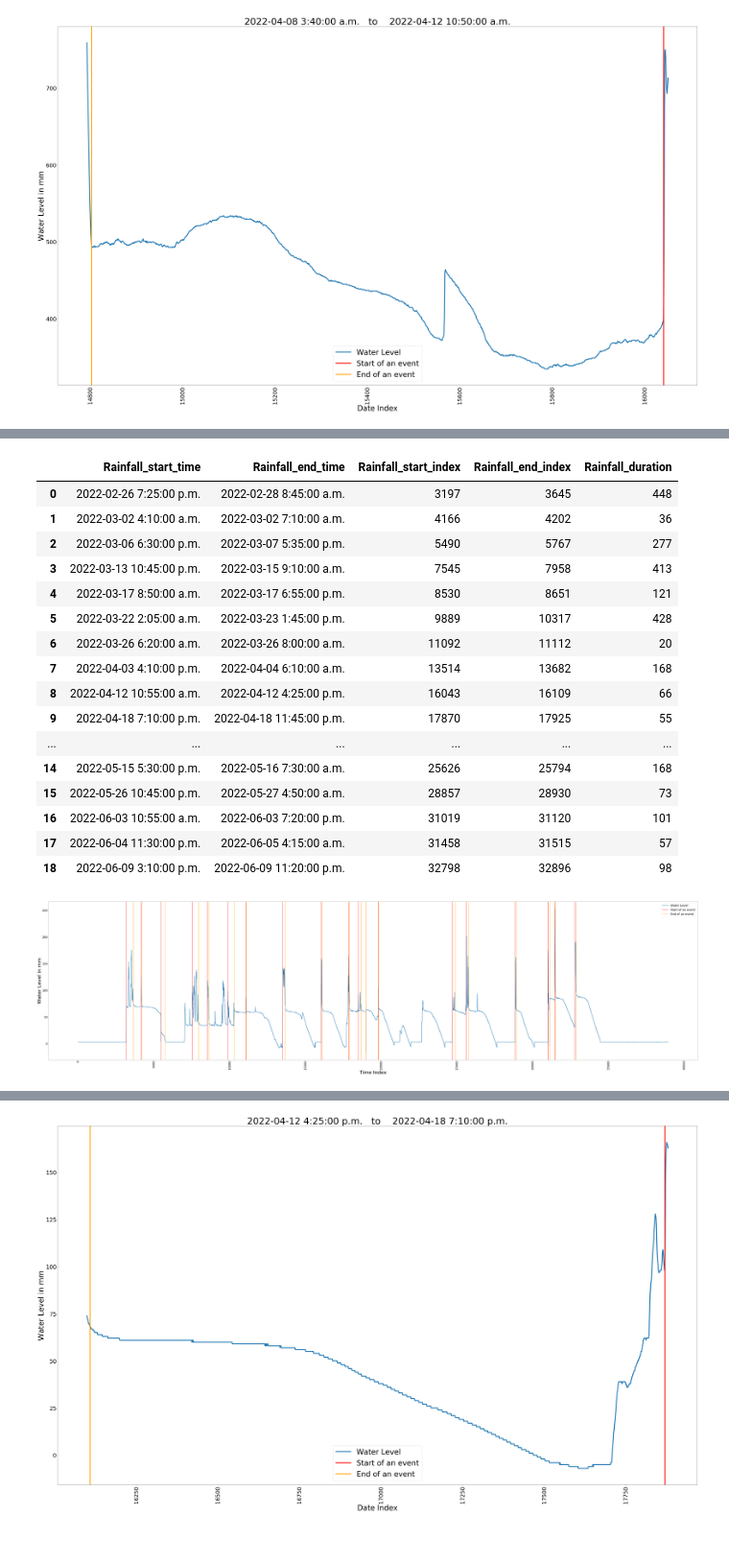
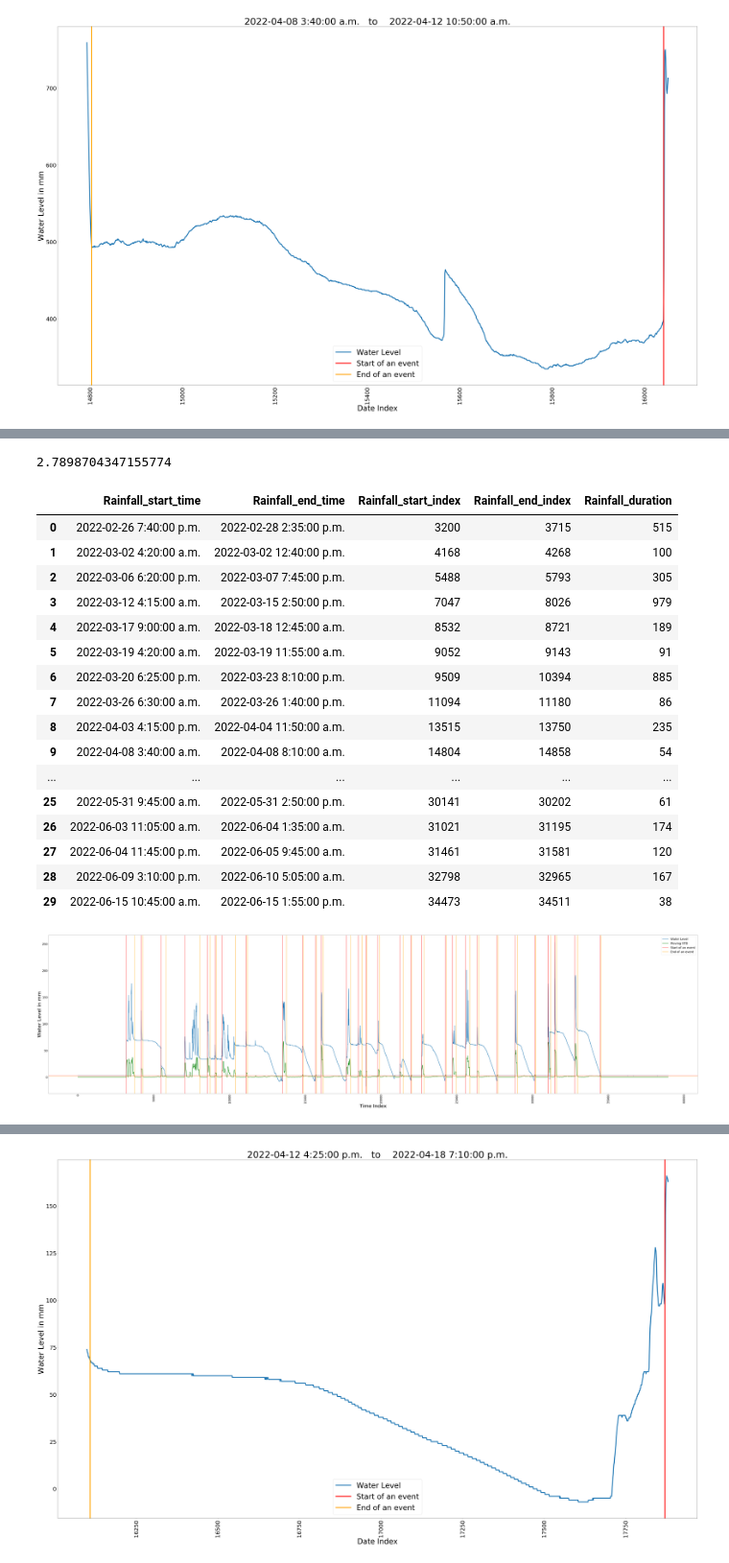
Before and after one commit to hasibum/m2pi22-Novion-Project, a Jupyter notebook: water_level_data.ipynb, the cells around one changed output, grey strips where cells are left out. Shown at 96% size. Cells and saved outputs as stored; diff of their text form; code cells hidden in the pictures.

```diff
--- a/water_level_data.ipynb
+++ b/water_level_data.ipynb
@@ -94,5 +134,5 @@ def IdentifyEvents_2(df,tol_up,tol_dw):
 # %%
-start_timeA,end_timeA,start_indexA,end_indexA,rf_durationA,water_levelA=IdentifyEvents_2(sADF,12,-0.6)
+start_timeA,end_timeA,start_indexA,end_indexA,rf_durationA,water_levelA=IdentifyEvents_3(sADF)
 rf_eventA=pd.DataFrame({"Rainfall_start_time":start_timeA,"Rainfall_end_time":end_timeA,"Rainfall_start_index":start_indexA,"Rainfall_end_index":end_indexA,"Rainfall_duration":rf_durationA})
 rf_eventA
 # %% [output]
@@ -171,10 +215,3 @@ plt.tight_layout()
 plt.show()
 # %% [output]
 [figure]
-# %%
-wl_mm=sBDF[" Water Level [m]"].to_numpy()*1000  # water level in mm
-slope_up=[]
-slope_dw=[]
-for i in range(sADF.shape[0]-4):
-    slope_dw.append((wl_mm[i+4]-wl_mm[i])/(4*5))
-    slope_up.append((wl_mm[i+1]-wl_mm[i])/(5))
@@ -199,40 +218,57 @@ plt.hist(slope_up)
+# %%
+wl_mmB=sBDF[" Water Level [m]"].to_numpy()*1000  # water level in mm
+std_movB=[0]
+for i in range(np.size(wl_mmB)):
+    periods=int((6*60)/5)   #6 hours
+    if i<periods:
+        std_movB.append(np.std(wl_mmB[:i+1]))
+    else:
+        std_movB.append(np.std(wl_mmB[i-periods:i+1]))
+
+rngB=(np.max(std_movB)-np.min(std_movB))*(3/100)     # 2% of range of std_mov
+np.mean(std_movB)
+# %% [output]
+2.7898704347155774
 # %%
-start_timeB,end_timeB,start_indexB,end_indexB,rf_durationB,water_levelB=IdentifyEvents_2(sBDF,2,-0.1)
+start_timeB,end_timeB,start_indexB,end_indexB,rf_durationB,water_levelB=IdentifyEvents_3(sBDF)
 rf_eventB=pd.DataFrame({"Rainfall_start_time":start_timeB,"Rainfall_end_time":end_timeB,"Rainfall_start_index":start_indexB,"Rainfall_end_index":end_indexB,"Rainfall_duration":rf_durationB})
 rf_eventB
 # %% [output]
 |  | Rainfall_start_time | Rainfall_end_time | Rainfall_start_index | Rainfall_end_index | Rainfall_duration |
-| 0 | 2022-02-26 7:25:00 p.m. | 2022-02-28 8:45:00 a.m. | 3197 | 3645 | 448 |
-| 1 | 2022-03-02 4:10:00 a.m. | 2022-03-02 7:10:00 a.m. | 4166 | 4202 | 36 |
-| 2 | 2022-03-06 6:30:00 p.m. | 2022-03-07 5:35:00 p.m. | 5490 | 5767 | 277 |
-| 3 | 2022-03-13 10:45:00 p.m. | 2022-03-15 9:10:00 a.m. | 7545 | 7958 | 413 |
-| 4 | 2022-03-17 8:50:00 a.m. | 2022-03-17 6:55:00 p.m. | 8530 | 8651 | 121 |
-| 5 | 2022-03-22 2:05:00 a.m. | 2022-03-23 1:45:00 p.m. | 9889 | 10317 | 428 |
-| 6 | 2022-03-26 6:20:00 a.m. | 2022-03-26 8:00:00 a.m. | 11092 | 11112 | 20 |
-| 7 | 2022-04-03 4:10:00 p.m. | 2022-04-04 6:10:00 a.m. | 13514 | 13682 | 168 |
-| 8 | 2022-04-12 10:55:00 a.m. | 2022-04-12 4:25:00 p.m. | 16043 | 16109 | 66 |
-| 9 | 2022-04-18 7:10:00 p.m. | 2022-04-18 11:45:00 p.m. | 17870 | 17925 | 55 |
+| 0 | 2022-02-26 7:40:00 p.m. | 2022-02-28 2:35:00 p.m. | 3200 | 3715 | 515 |
+| 1 | 2022-03-02 4:20:00 a.m. | 2022-03-02 12:40:00 p.m. | 4168 | 4268 | 100 |
+| 2 | 2022-03-06 6:20:00 p.m. | 2022-03-07 7:45:00 p.m. | 5488 | 5793 | 305 |
+| 3 | 2022-03-12 4:15:00 a.m. | 2022-03-15 2:50:00 p.m. | 7047 | 8026 | 979 |
+| 4 | 2022-03-17 9:00:00 a.m. | 2022-03-18 12:45:00 a.m. | 8532 | 8721 | 189 |
+| 5 | 2022-03-19 4:20:00 a.m. | 2022-03-19 11:55:00 a.m. | 9052 | 9143 | 91 |
+| 6 | 2022-03-20 6:25:00 p.m. | 2022-03-23 8:10:00 p.m. | 9509 | 10394 | 885 |
+| 7 | 2022-03-26 6:30:00 a.m. | 2022-03-26 1:40:00 p.m. | 11094 | 11180 | 86 |
+| 8 | 2022-04-03 4:15:00 p.m. | 2022-04-04 11:50:00 a.m. | 13515 | 13750 | 235 |
+| 9 | 2022-04-08 3:40:00 a.m. | 2022-04-08 8:10:00 a.m. | 14804 | 14858 | 54 |
 | ... | ... | ... | ... | ... | ... |
-| 14 | 2022-05-15 5:30:00 p.m. | 2022-05-16 7:30:00 a.m. | 25626 | 25794 | 168 |
-| 15 | 2022-05-26 10:45:00 p.m. | 2022-05-27 4:50:00 a.m. | 28857 | 28930 | 73 |
-| 16 | 2022-06-03 10:55:00 a.m. | 2022-06-03 7:20:00 p.m. | 31019 | 31120 | 101 |
-| 17 | 2022-06-04 11:30:00 p.m. | 2022-06-05 4:15:00 a.m. | 31458 | 31515 | 57 |
-| 18 | 2022-06-09 3:10:00 p.m. | 2022-06-09 11:20:00 p.m. | 32798 | 32896 | 98 |
+| 25 | 2022-05-31 9:45:00 a.m. | 2022-05-31 2:50:00 p.m. | 30141 | 30202 | 61 |
+| 26 | 2022-06-03 11:05:00 a.m. | 2022-06-04 1:35:00 a.m. | 31021 | 31195 | 174 |
+| 27 | 2022-06-04 11:45:00 p.m. | 2022-06-05 9:45:00 a.m. | 31461 | 31581 | 120 |
+| 28 | 2022-06-09 3:10:00 p.m. | 2022-06-10 5:05:00 a.m. | 32798 | 32965 | 167 |
+| 29 | 2022-06-15 10:45:00 a.m. | 2022-06-15 1:55:00 p.m. | 34473 | 34511 | 38 |
 # %%
 plt.figure(figsize=(120, 30))
 wle,=plt.plot(water_levelB,label='Water Level',linewidth=3)
+mstd,=plt.plot(std_mov,label="Moving STD",linewidth=3,color="green")
 for i in start_indexB:
     st=plt.axvline(x=i, linewidth=2.5,color='r',label="Start of an event")
 for i in end_indexB:
     en=plt.axvline(x=i,linewidth=2.5, color='orange',label="End of an event")
+plt.axhline(y=rngB, color='orange', linestyle='-')
+plt.axhline(y=np.mean(std_movB), color='red', linestyle='-')
 plt.xlabel('Time Index',fontsize=50)
 plt.ylabel('Water Level in mm',fontsize=50)
 plt.tick_params(axis='x',labelsize=30,rotation=90)
 plt.tick_params(axis='y',labelsize=30)
-plt.legend(loc = 'best',handles=[wle,st,en],fontsize=30)
+plt.legend(loc = 'best',handles=[wle,mstd,st,en],fontsize=30)
 plt.show()
 # %% [output]
-[figure, old version]
+[figure, new version]
 # %%
 # Let's see a particular !Rainfall event
 buffer=10
```
Also changed, not shown: parts of 11 cells of this notebook.
